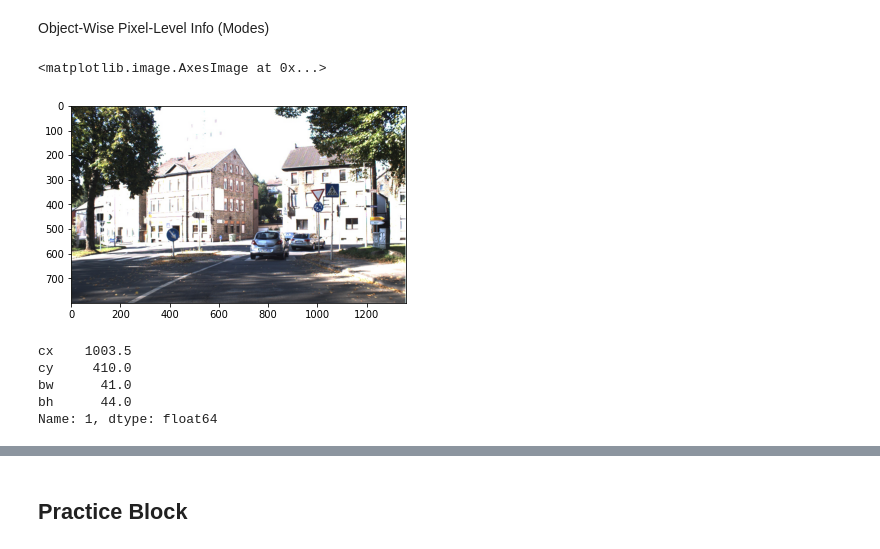
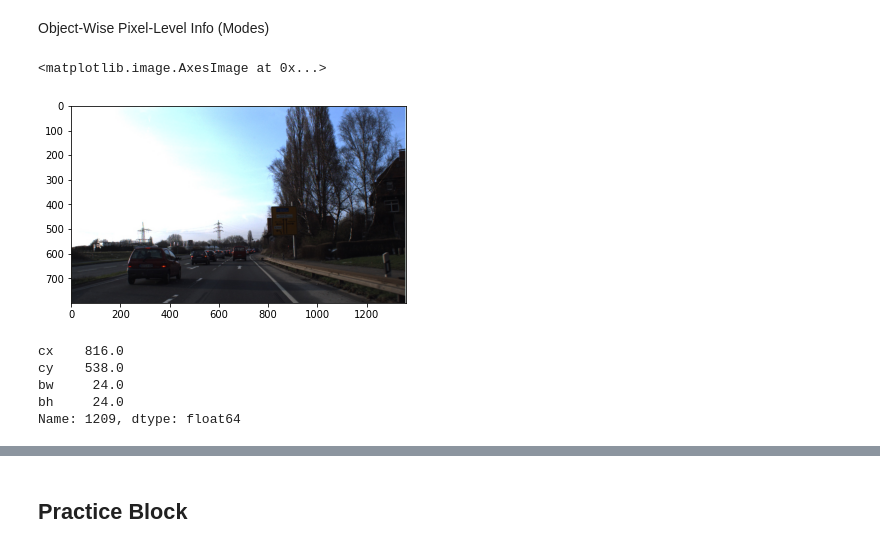
Before and after one commit to sbmalik/cvdv, a Jupyter notebook: utils/tester.ipynb, the cells around one changed output, grey strips where cells are left out. Saved outputs shown, nothing was run; the diff lists cells and outputs as text; code cells hidden in the pictures.

```diff
--- a/utils/tester.ipynb
+++ b/utils/tester.ipynb
@@ -154,21 +198,21 @@ Name: img_path, dtype: int64
 # %% [markdown]
 Object-Wise Pixel-Level Info (Modes)
 # %%
-pil_img = Image.open('../dataset/00001.jpg')
+pil_img = Image.open('../dataset/00897.jpg')
 plt.imshow(pil_img)
 # %% [output]
 <matplotlib.image.AxesImage at 0x...>
-[figure, old version]
+[figure, new version]
 # %%
-dfxi = df[df['img_path'] == '../dataset/00001.txt']
+dfxi = df[df['img_path'] == '../dataset/00897.txt']
 dfxi = dfxi[['cx', 'cy', 'bw', 'bh']].iloc[0]
 dfxi
 # %% [output]
-cx    1003.5
-cy     410.0
-bw      41.0
-bh      44.0
-Name: 1, dtype: float64
+cx    816.0
+cy    538.0
+bw     24.0
+bh     24.0
+Name: 1209, dtype: float64
 # %%
 left = int(dfxi.cx - (dfxi.bw / 2))
 top = int(dfxi.cy - (dfxi.bh / 2))
```
Also changed, not shown: parts of 10 cells of this notebook.
